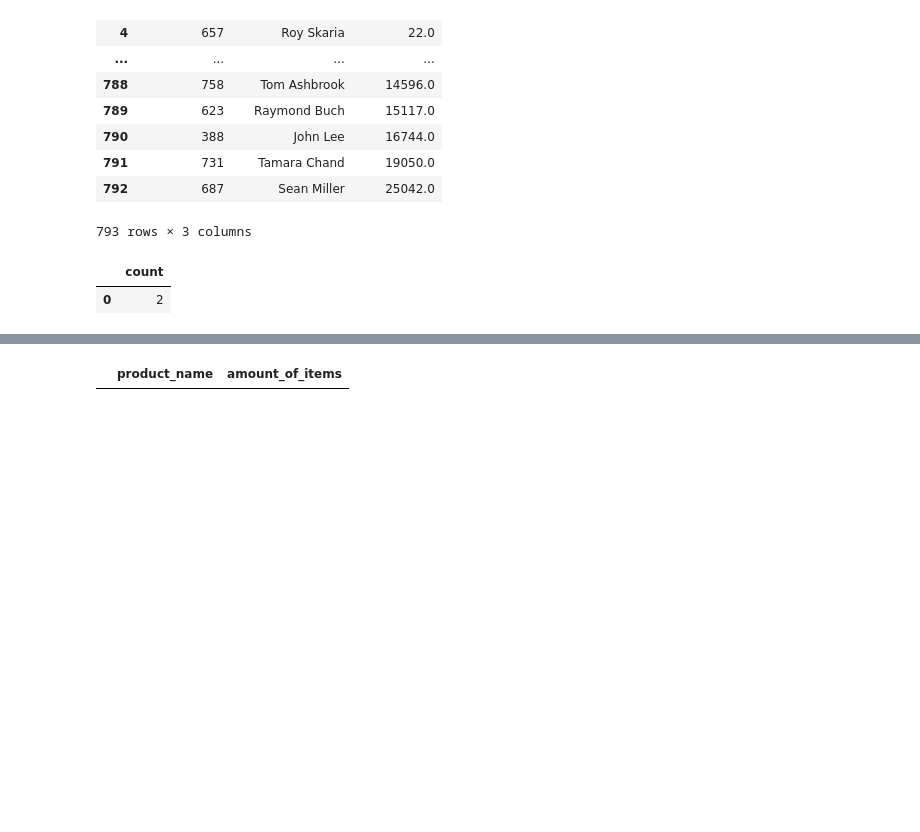
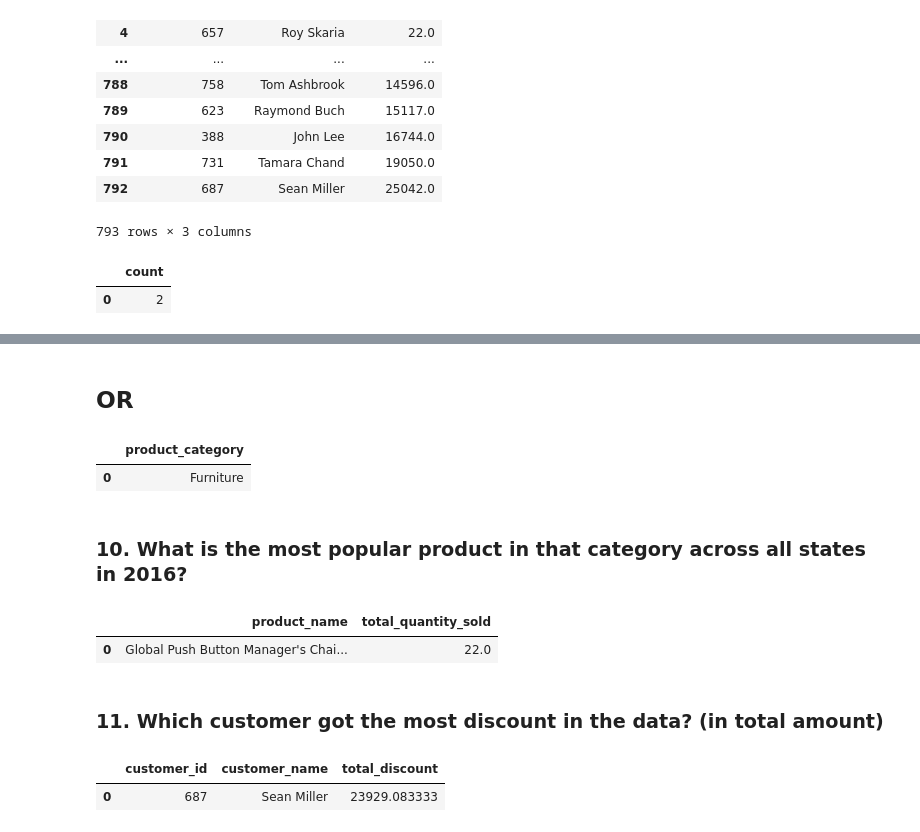
Before and after one commit to prathikshaghasari/unicorn-sales-analysis, a Jupyter notebook: UNICORN_project.ipynb, the cells around one changed output, grey strips where cells are left out. Cells and saved outputs as stored; diff of their text form; code cells hidden in the pictures; blank space fills up the shorter version.

```diff
--- a/UNICORN_project.ipynb
+++ b/UNICORN_project.ipynb
@@ -145,20 +233,74 @@ pd.read_sql (sa.text(query),connection)
+# %% [markdown]
+## **OR**
+# %%
+query = """
+
+SELECT
+		product_category
+FROM product as pro
+JOIN order_details as od
+	USING(product_id)
+
+JOIN orders as ord
+	USING(order_id)
+
+WHERE shipping_state = 'Iowa'
+GROUP BY 1
+ORDER BY avg(order_profits) DESC
+LIMIT 1;
+
+"""
+pd.read_sql(sa.text(query),connection)
+# %% [output]
+|  | product_category |
+| 0 | Furniture |
+# %% [markdown]
+### **10. What is the most popular product in that category across all states in 2016?**
 # %%
+# We already know the most profitable product category (from previous analysis).
+# Now, within that category, I am finding the most popular product (the one with highest quantity sold).
+# Across all states.
+# For the year 2016 only.
+
 query = """
 
 SELECT
-    COALESCE(p.product_name, 'Unknown Product') AS product_name,
-    COUNT(od.quantity) AS amount_of_items
+    p.product_name,
+    SUM(od.quantity) AS total_quantity_sold
 FROM orders AS o
-JOIN order_details AS od
-    ON o.order_id = od.order_id
-JOIN product AS p
-    ON od.product_id = p.product_id
-WHERE p.product_category = 'Technology'
+ JOIN order_details AS od
+	ON o.order_id = od.order_id
+ JOIN product AS p
+	ON od.product_id = p.product_id
+WHERE p.product_category = 'Furniture'
   AND EXTRACT(YEAR FROM o.order_date) = 2016
 GROUP BY p.product_name
-HAVING COUNT(od.quantity) = 20;
+ORDER BY total_quantity_sold DESC
+LIMIT 1;
 
 """
-pd.read_sql (sa.text(query),connection)
+pd.read_sql(sa.text(query),connection)
 # %% [output]
-|  | product_name | amount_of_items |
+|  | product_name | total_quantity_sold |
+| 0 | Global Push Button Manager's Chai... | 22.0 |
+# %% [markdown]
+### **11. Which customer got the most discount in the data? (in total amount)**
+# %%
+query = """
+
+SELECT
+  c.customer_id,
+  c.customer_name,
+  SUM((od.order_sales / (1 - od.order_discount)) - od.order_sales) AS total_discount
+FROM orders o
+JOIN order_details od ON o.order_id = od.order_id
+JOIN customers c ON o.customer_id = c.customer_id
+GROUP BY c.customer_id, c.customer_name
+ORDER BY total_discount DESC
+LIMIT 1;
+
+"""
+pd.read_sql(sa.text(query),connection)
+# %% [output]
+|  | customer_id | customer_name | total_discount |
+| 0 | 687 | Sean Miller | 23929.083333 |
```
Also changed, not shown: parts of 38 cells of this notebook.
